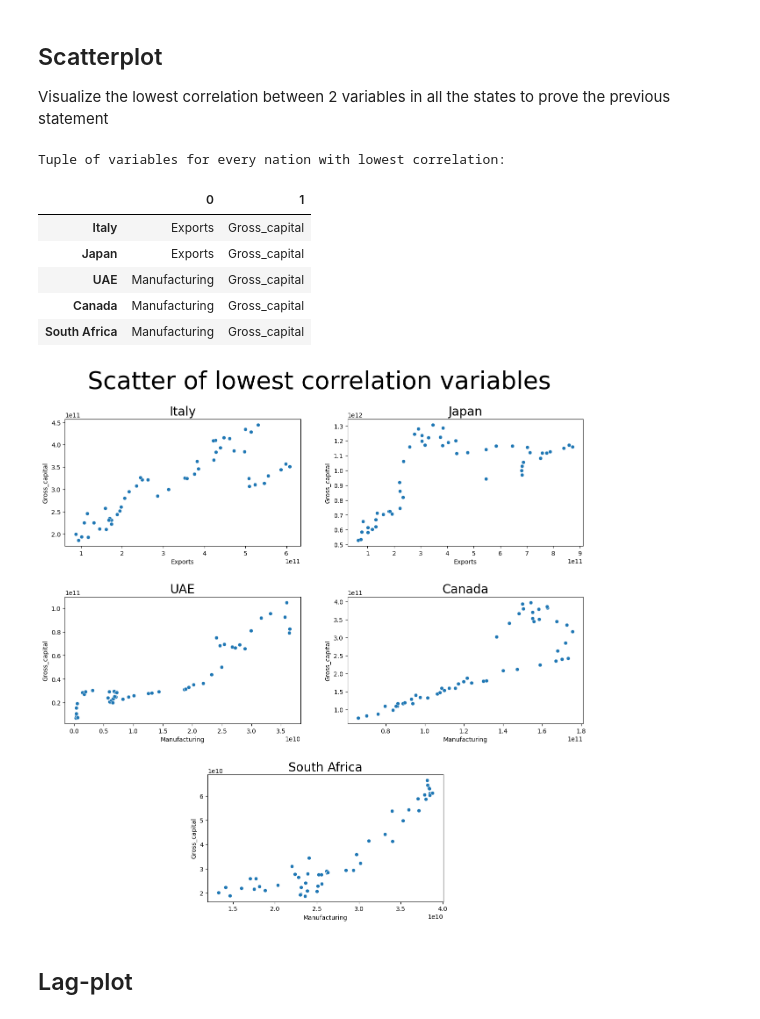
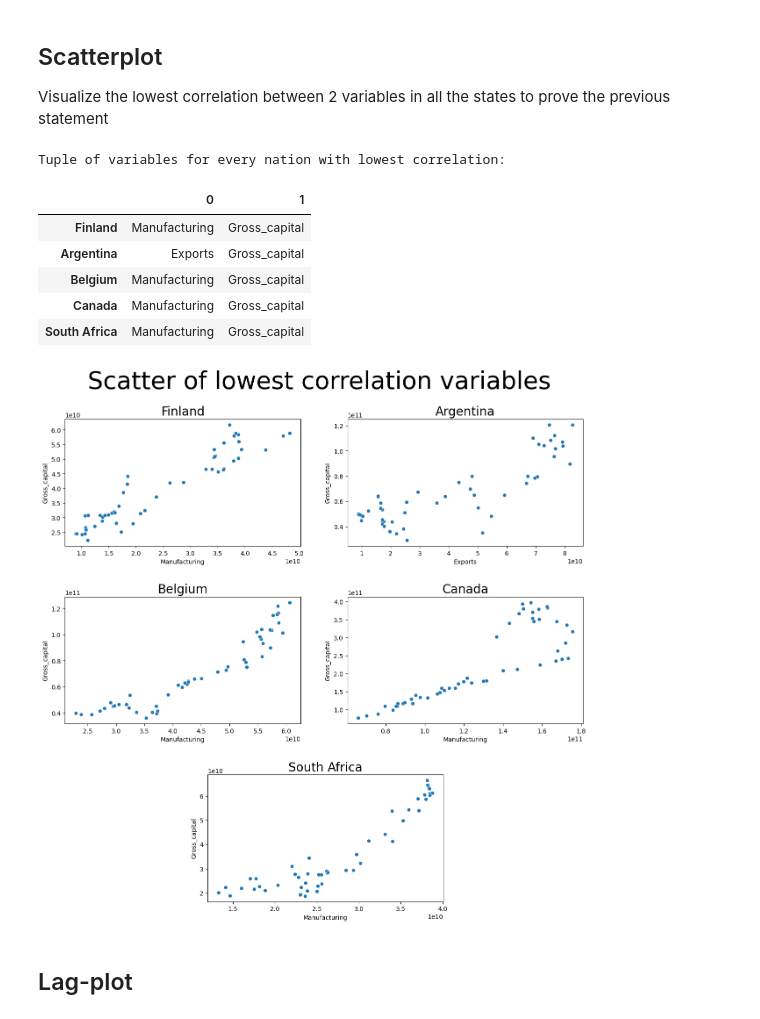
Before and after one commit to dariogemo/UNIVR-SMDS, a Jupyter notebook: prova.ipynb, the cells around one changed output. Cells and saved outputs as stored; diff of their text form; code cells hidden in the pictures.

```diff
--- a/prova.ipynb
+++ b/prova.ipynb
@@ -28,7 +27,9 @@ warnings.filterwarnings("ignore")
 # %% [markdown]
 # 3. Create dataframes
 # %%
-df = pd.read_excel('GDPconstant-USD-countries.ods', index_col = 'CountryID', engine = 'odf')
+df_iniziale = pd.read_csv('GDPconstant-USD-countries.csv', index_col = 'CountryID')
+
+df, valid_nations = f.preprocess_df(df_iniziale)
 # %%
 df.head(3)
 # %% [output]
@@ -40 +41,4 @@ df.head(3)
 3 rows × 53 columns
+# %%
+nation_list = f.create_nation_list(valid_nations, df)
+nation_list
@@ -162,0 +148,11 @@ f.highest_corr_variable(corr_list, max_list)
+# %%
+corr_1 = df_1.corr()
+corr_2 = df_2.corr()
+corr_3 = df_3.corr()
+corr_4 = df_4.corr()
+corr_5 = df_5.corr()
+
+corr_list = [corr_1, corr_2, corr_3, corr_4, corr_5]
+
+max_list = []
+f.highest_corr_variable(corr_list, max_list, nation_list)
@@ -229,51 +224,51 @@ Visualize the lowest correlation between 2 variables in all the states to prove
 # %%
 low_corr_list = []
 
 fig, ax = plt.subplots(3, 2, figsize = (13, 13))
 plt.suptitle('Scatter of lowest correlation variables', fontsize = 40)
 plt.tight_layout(pad = 2.8, h_pad = 1.8)
 fig.subplots_adjust(hspace = 0.4, wspace = 0.2)
 
-idx = f.lowest_corr_variable(corr_ita)
+idx = f.lowest_corr_variable(corr_1)
 low_corr_list.append(idx)
-sns.scatterplot(x = df_italy[idx[0]], y = df_italy[idx[1]], ax = ax[0][0])
-idx = f.lowest_corr_variable(corr_jap)
+sns.scatterplot(x = df_1[idx[0]], y = df_1[idx[1]], ax = ax[0][0])
+idx = f.lowest_corr_variable(corr_2)
 low_corr_list.append(idx)
-sns.scatterplot(x = df_japan[idx[0]], y = df_japan[idx[1]], ax = ax[0][1])
-idx = f.lowest_corr_variable(corr_uae)
+sns.scatterplot(x = df_2[idx[0]], y = df_2[idx[1]], ax = ax[0][1])
+idx = f.lowest_corr_variable(corr_3)
 low_corr_list.append(idx)
-sns.scatterplot(x = df_uae[idx[0]], y = df_uae[idx[1]], ax = ax[1][0])
-idx = f.lowest_corr_variable(corr_canada)
+sns.scatterplot(x = df_3[idx[0]], y = df_3[idx[1]], ax = ax[1][0])
+idx = f.lowest_corr_variable(corr_4)
 low_corr_list.append(idx)
-sns.scatterplot(x = df_canada[idx[0]], y = df_canada[idx[1]], ax = ax[1][1])
-idx = f.lowest_corr_variable(corr_safrica)
+sns.scatterplot(x = df_4[idx[0]], y = df_4[idx[1]], ax = ax[1][1])
+idx = f.lowest_corr_variable(corr_5)
 low_corr_list.append(idx)
-sns.scatterplot(x = df_safrica[idx[0]], y = df_safrica[idx[1]], ax = ax[2][0])
+sns.scatterplot(x = df_5[idx[0]], y = df_5[idx[1]], ax = ax[2][0])
 fig.delaxes(ax[2][1])
 
-ax[0][0].set_title('Italy', fontsize = 20)
-ax[0][1].set_title('Japan', fontsize = 20)
-ax[1][0].set_title('UAE', fontsize = 20)
-ax[1][1].set_title('Canada', fontsize = 20)
-ax[2][0].set_title('South Africa', fontsize = 20)
+ax[0][0].set_title(nation_list[0], fontsize = 20)
+ax[0][1].set_title(nation_list[1], fontsize = 20)
+ax[1][0].set_title(nation_list[2], fontsize = 20)
+ax[1][1].set_title(nation_list[3], fontsize = 20)
+ax[2][0].set_title(nation_list[4], fontsize = 20)
 
 pos = ax[2][0].get_position()
 new_pos = [pos.x0 + 0.25, pos.y0, pos.width, pos.height]
 ax[2][0].set_position(new_pos)
 
 print('Tuple of variables for every nation with lowest correlation:')
-display(pd.DataFrame(low_corr_list, index = ['Italy', 'Japan', 'UAE', 'Canada', 'South Africa']))
+display(pd.DataFrame(low_corr_list, index = nation_list))
 
 plt.show()
 # %% [output]
 Tuple of variables for every nation with lowest correlation:
 |  | 0 | 1 |
-| Italy | Exports | Gross_capital |
-| Japan | Exports | Gross_capital |
-| UAE | Manufacturing | Gross_capital |
+| Finland | Manufacturing | Gross_capital |
+| Argentina | Exports | Gross_capital |
+| Belgium | Manufacturing | Gross_capital |
 | Canada | Manufacturing | Gross_capital |
 | South Africa | Manufacturing | Gross_capital |
-[figure, old version]
+[figure, new version]
 # %% [markdown]
 ## Lag-plot
 # %%
```
Also changed, not shown: parts of 33 cells of this notebook, 3 other files.
